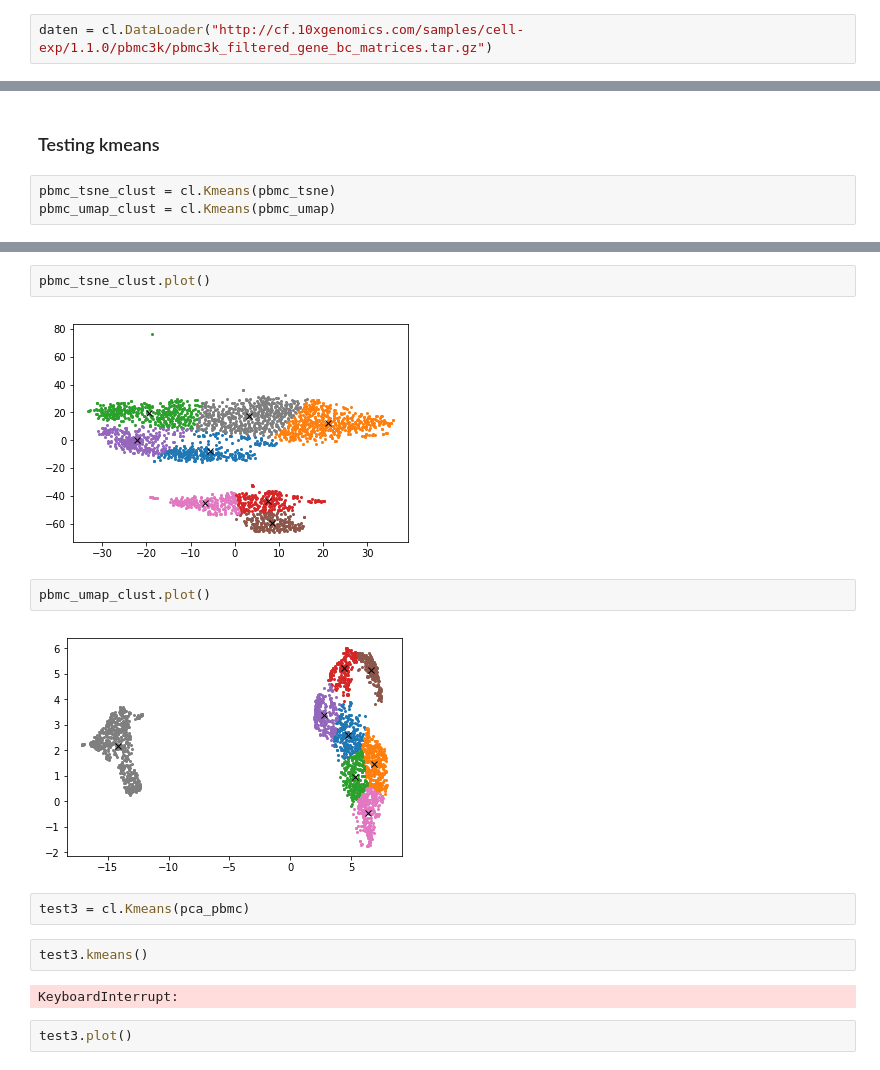
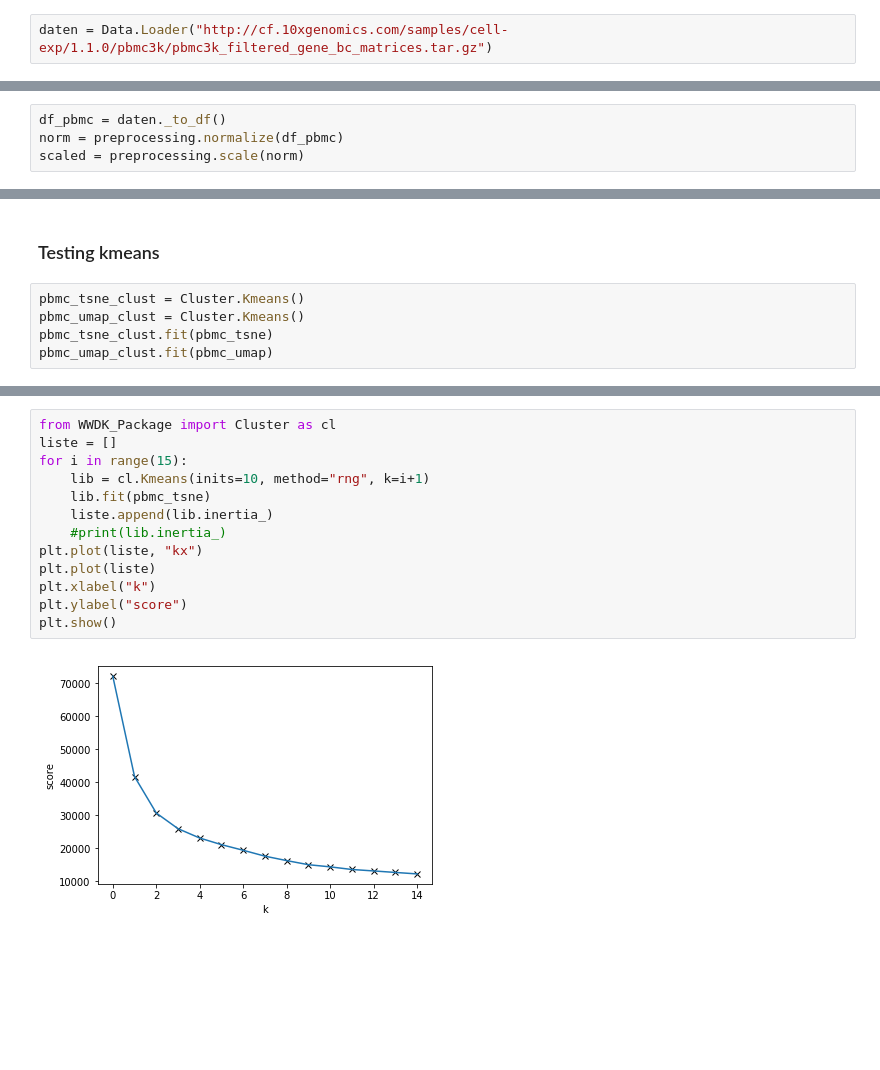
Before and after one commit to datascience-mobi/project-04-group-04, a Jupyter notebook: Bioinfo_Projekt_Library_Test.ipynb, the cells around one changed output, grey strips where cells are left out. Saved outputs shown, nothing was run; the diff lists cells and outputs as text; blank space fills up the shorter version.

```diff
--- a/Bioinfo_Projekt_Library_Test.ipynb
+++ b/Bioinfo_Projekt_Library_Test.ipynb
@@ -14,2 +18,2 @@ import umap
 # %%
-daten = cl.DataLoader("http://cf.10xgenomics.com/samples/cell-exp/1.1.0/pbmc3k/pbmc3k_filtered_gene_bc_matrices.tar.gz")
+daten = Data.Loader("http://cf.10xgenomics.com/samples/cell-exp/1.1.0/pbmc3k/pbmc3k_filtered_gene_bc_matrices.tar.gz")
@@ -18,3 +20,7 @@ df_pbmc = daten.to_df()
+# %%
+df_pbmc = daten._to_df()
+norm = preprocessing.normalize(df_pbmc)
+scaled = preprocessing.scale(norm)
 # %% [markdown]
 #### PCA
 # %%
@@ -33,5 +39,7 @@ pbmc_umap =umap.fit_transform(pca_pbmc)
 # %% [markdown]
 ### Testing kmeans
 # %%
-pbmc_tsne_clust = cl.Kmeans(pbmc_tsne)
-pbmc_umap_clust = cl.Kmeans(pbmc_umap)
+pbmc_tsne_clust = Cluster.Kmeans()
+pbmc_umap_clust = Cluster.Kmeans()
+pbmc_tsne_clust.fit(pbmc_tsne)
+pbmc_umap_clust.fit(pbmc_umap)
@@ -50,16 +48,15 @@ array([[  4.741714 ,   2.615533 ],
-# %%
-pbmc_tsne_clust.plot()
-# %% [output]
-[figure, removed]
-# %%
-pbmc_umap_clust.plot()
-# %% [output]
-[figure, removed]
-# %%
-test3 = cl.Kmeans(pca_pbmc)
-# %%
-test3.kmeans()
-# %% [output]
-KeyboardInterrupt:
-# %%
-test3.plot()
+# %%
+from WWDK_Package import Cluster as cl
+liste = []
+for i in range(15):
+    lib = cl.Kmeans(inits=10, method="rng", k=i+1)
+    lib.fit(pbmc_tsne)
+    liste.append(lib.inertia_)
+    #print(lib.inertia_)
+plt.plot(liste, "kx")
+plt.plot(liste)
+plt.xlabel("k")
+plt.ylabel("score")
+plt.show()
+# %% [output]
+[figure, added]
```
Also changed, not shown: parts of 8 cells of this notebook.
